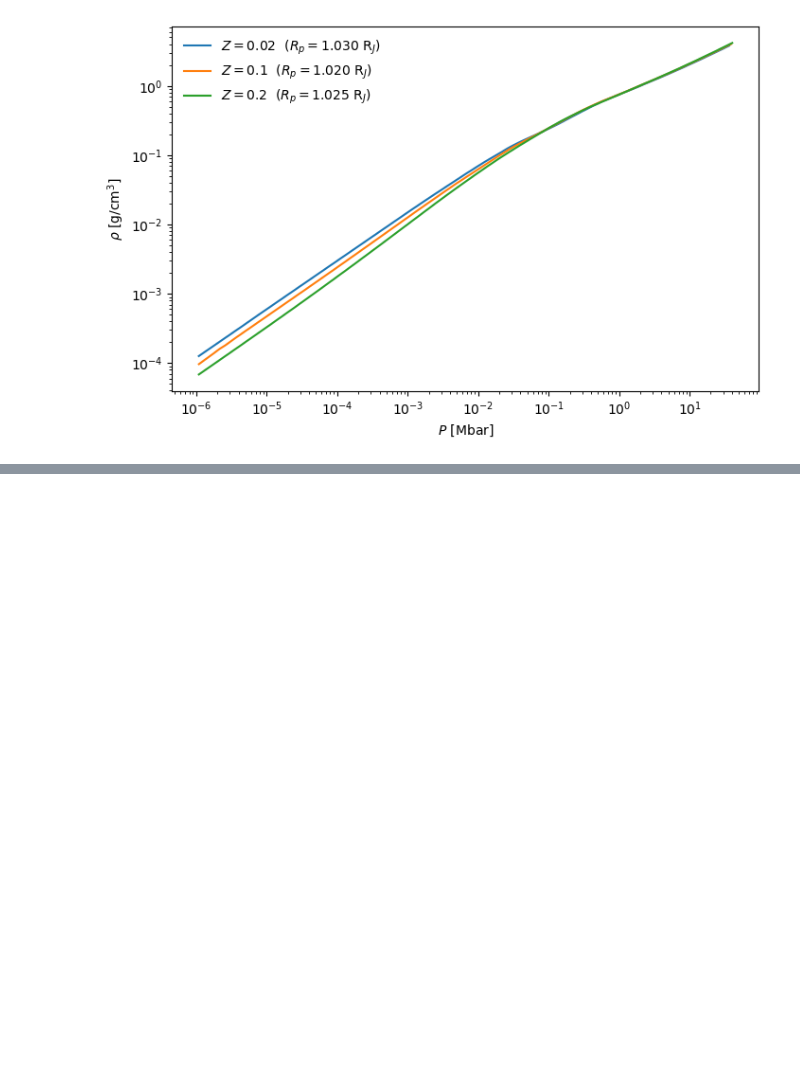
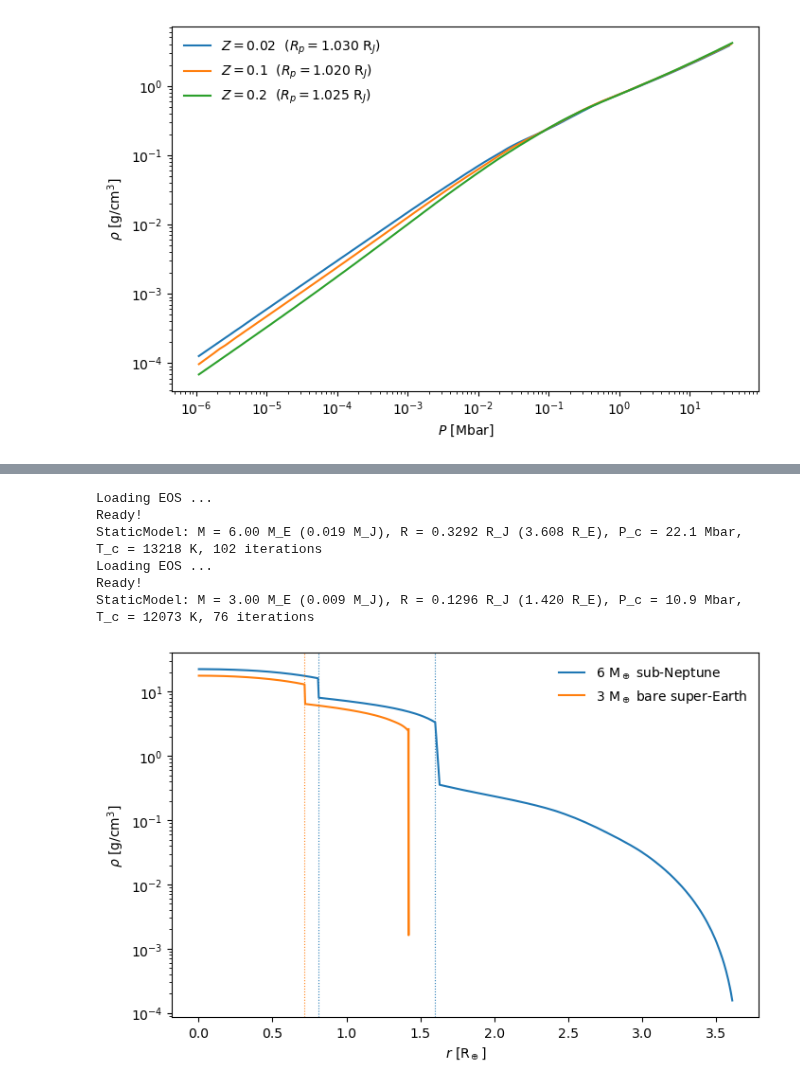
Before and after one commit to robtejada/orchard-public, a Jupyter notebook: tutorial_static_structures.ipynb, the cells around one changed output, grey strips where cells are left out. Cells and saved outputs as stored; diff of their text form; code cells hidden in the pictures; blank space fills up the shorter version.

```diff
--- a/tutorial_static_structures.ipynb
+++ b/tutorial_static_structures.ipynb
@@ -198,0 +110,33 @@ The familiar flat top of the giant-planet M-R relation emerges already in these
+# %%
+# 6 M_Earth sub-Neptune: 10% H-He-Z envelope, 2:1 mantle-to-iron interior
+subnep = build(M_Mearth=6.0, S=6.0, Y=0.277, Z=0.05,
+               mass_core=5.4, mass_core_fe=1.8, rk4_initial=True)
+print(subnep)
+
+# 3 M_Earth bare super-Earth: no envelope at all
+searth = build(M_Mearth=3.0, S=6.0, mass_core=3.0, mass_core_fe=1.0,
+               overrides={"hydrostatic_equilibrium": {"env_s_start": "False"},
+                          "core": {"mantle_entropy": "0.55"}})
+print(searth)
+
+fig, ax = plt.subplots(figsize=(8, 5))
+for m, label in [(subnep, '6 M$_\\oplus$ sub-Neptune'),
+                 (searth, '3 M$_\\oplus$ bare super-Earth')]:
+    r_re = m.r_b[:-1] / const.rearth
+    line, = ax.plot(r_re, m.rho, label=label)
+    for k in (m.kcore, m.kcore_fe):          # envelope-mantle, mantle-iron
+        if 0 < k < len(m.p):
+            ax.axvline(m.r_b[k] / const.rearth, color=line.get_color(),
+                       lw=0.8, ls=':')
+ax.set_yscale('log')
+ax.set_xlabel(r'$r$ [R$_\oplus$]'); ax.set_ylabel(r'$\rho$ [g/cm$^3$]')
+ax.legend(frameon=False)
+plt.show()
+# %% [output]
+Loading EOS ...
+Ready!
+StaticModel: M = 6.00 M_E (0.019 M_J), R = 0.3292 R_J (3.608 R_E), P_c = 22.1 Mbar, T_c = 13218 K, 102 iterations
+Loading EOS ...
+Ready!
+StaticModel: M = 3.00 M_E (0.009 M_J), R = 0.1296 R_J (1.420 R_E), P_c = 10.9 Mbar, T_c = 12073 K, 76 iterations
+[figure, added]
```
Also changed, not shown: parts of 17 cells of this notebook, 10 other files.
